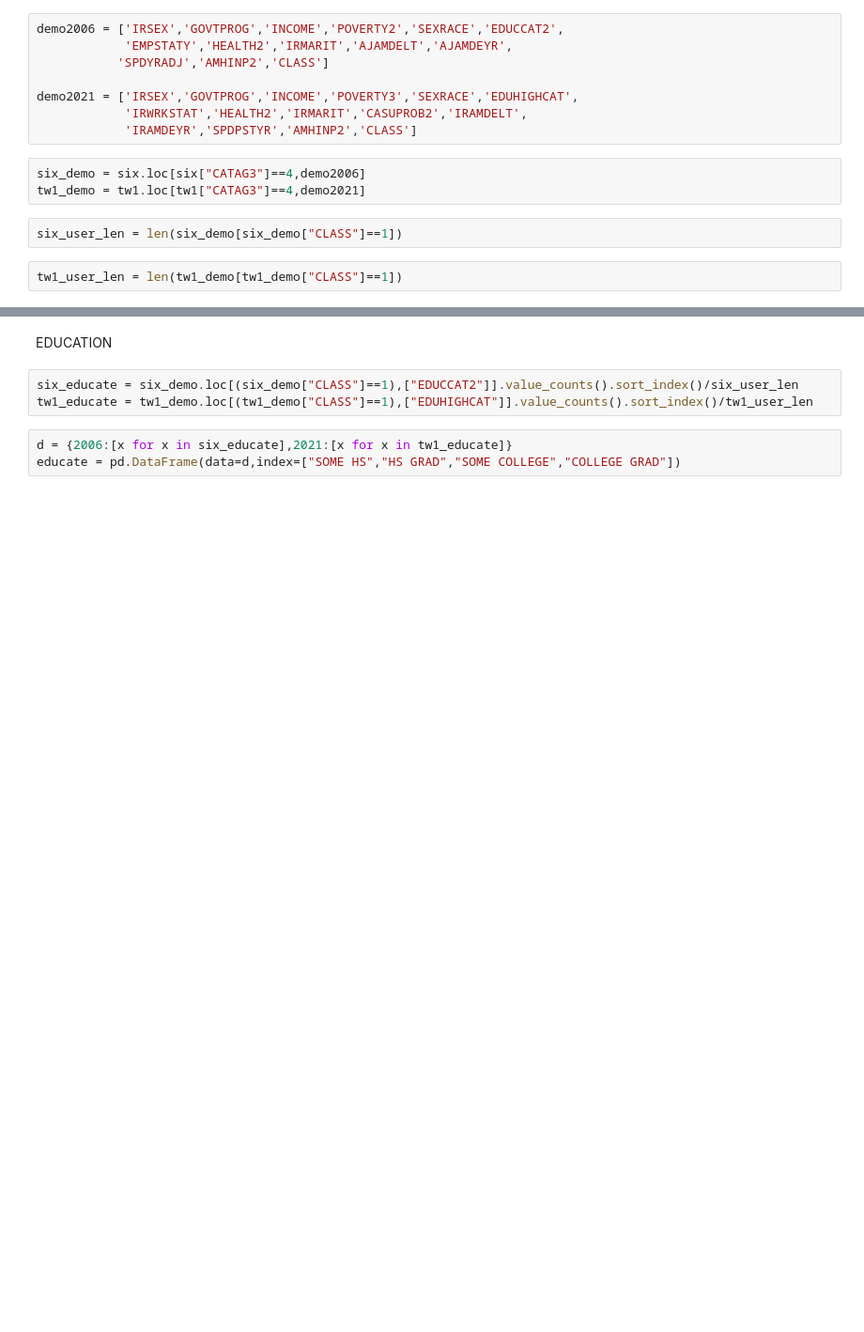
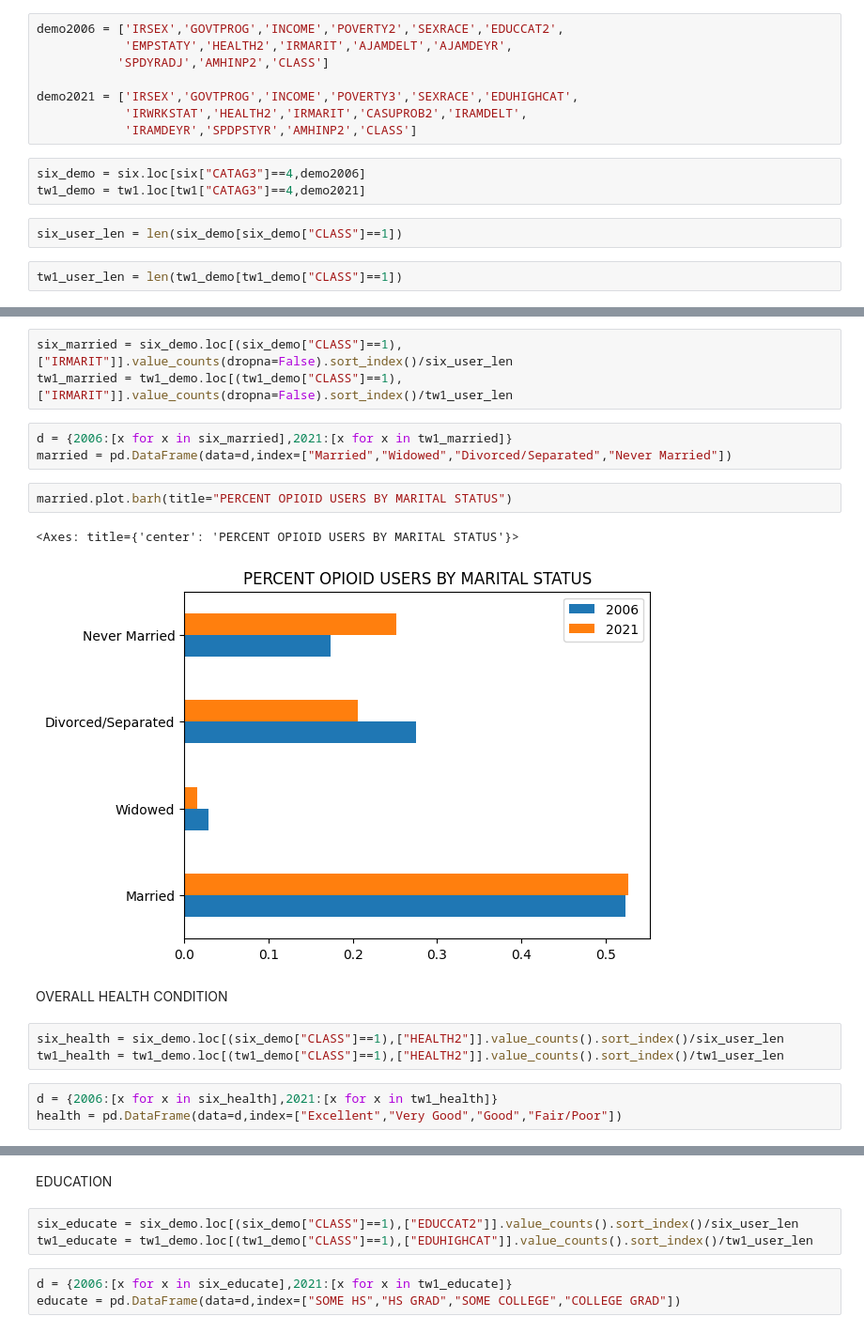
Before and after one commit to HotelTango314/dsa5900, a Jupyter notebook: NSDUH_Explore.ipynb, the cells around one changed output, grey strips where cells are left out. Shown at 94% size. Drawn from its saved outputs; the diff is of its cells as text; blank space fills up the shorter version.

```diff
--- a/NSDUH_Explore.ipynb
+++ b/NSDUH_Explore.ipynb
@@ -402,0 +445,19 @@ tw1_user_len = len(tw1_demo[tw1_demo["CLASS"]==1])
+# %%
+six_married = six_demo.loc[(six_demo["CLASS"]==1),["IRMARIT"]].value_counts(dropna=False).sort_index()/six_user_len
+tw1_married = tw1_demo.loc[(tw1_demo["CLASS"]==1),["IRMARIT"]].value_counts(dropna=False).sort_index()/tw1_user_len
+# %%
+d = {2006:[x for x in six_married],2021:[x for x in tw1_married]}
+married = pd.DataFrame(data=d,index=["Married","Widowed","Divorced/Separated","Never Married"])
+# %%
+married.plot.barh(title="PERCENT OPIOID USERS BY MARITAL STATUS")
+# %% [output]
+<Axes: title={'center': 'PERCENT OPIOID USERS BY MARITAL STATUS'}>
+[figure, added]
+# %% [markdown]
+OVERALL HEALTH CONDITION
+# %%
+six_health = six_demo.loc[(six_demo["CLASS"]==1),["HEALTH2"]].value_counts().sort_index()/six_user_len
+tw1_health = tw1_demo.loc[(tw1_demo["CLASS"]==1),["HEALTH2"]].value_counts().sort_index()/tw1_user_len
+# %%
+d = {2006:[x for x in six_health],2021:[x for x in tw1_health]}
+health = pd.DataFrame(data=d,index=["Excellent","Very Good","Good","Fair/Poor"])
```
Also changed, not shown: parts of 24 cells of this notebook, 2 other files.
